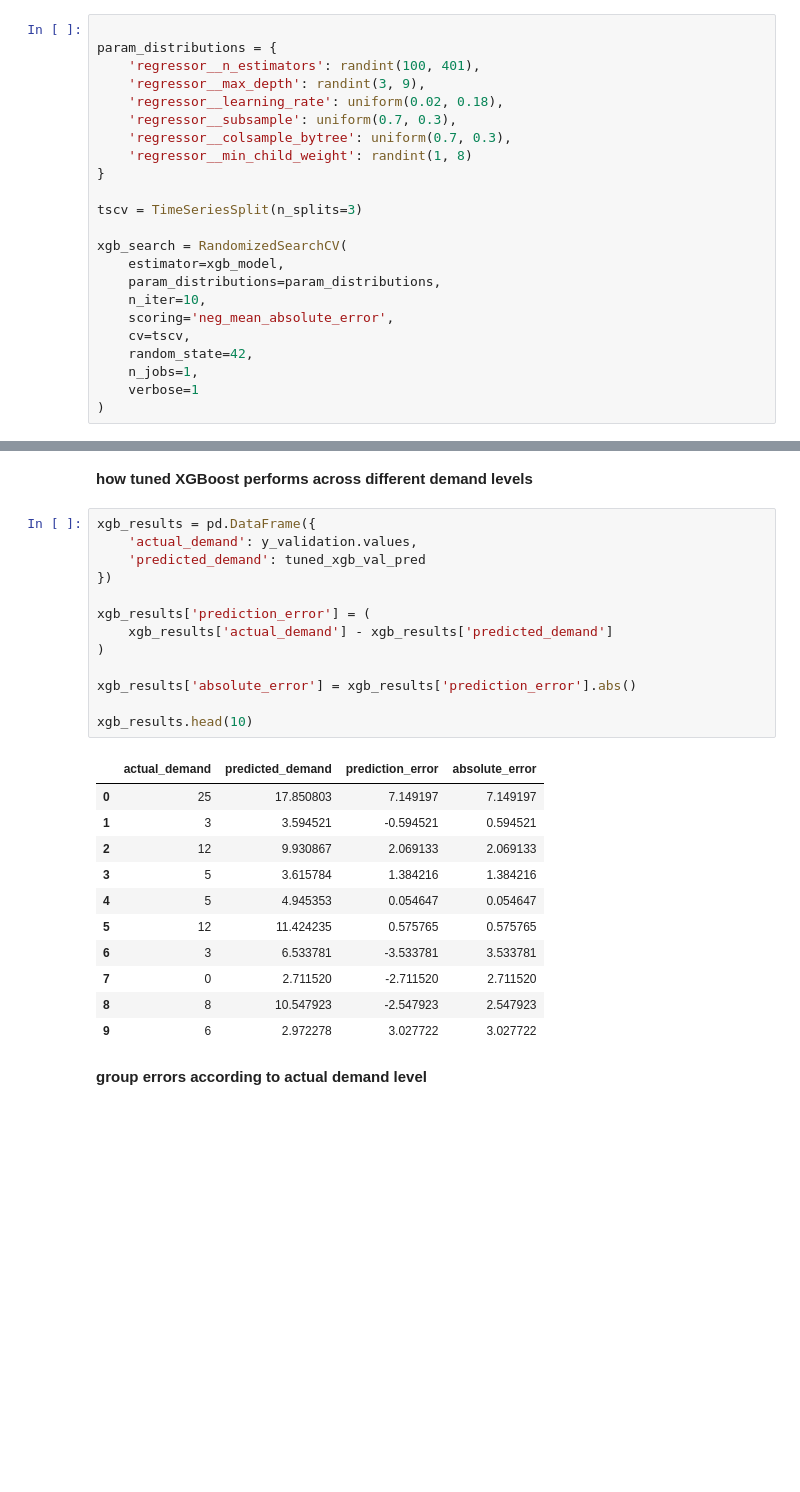
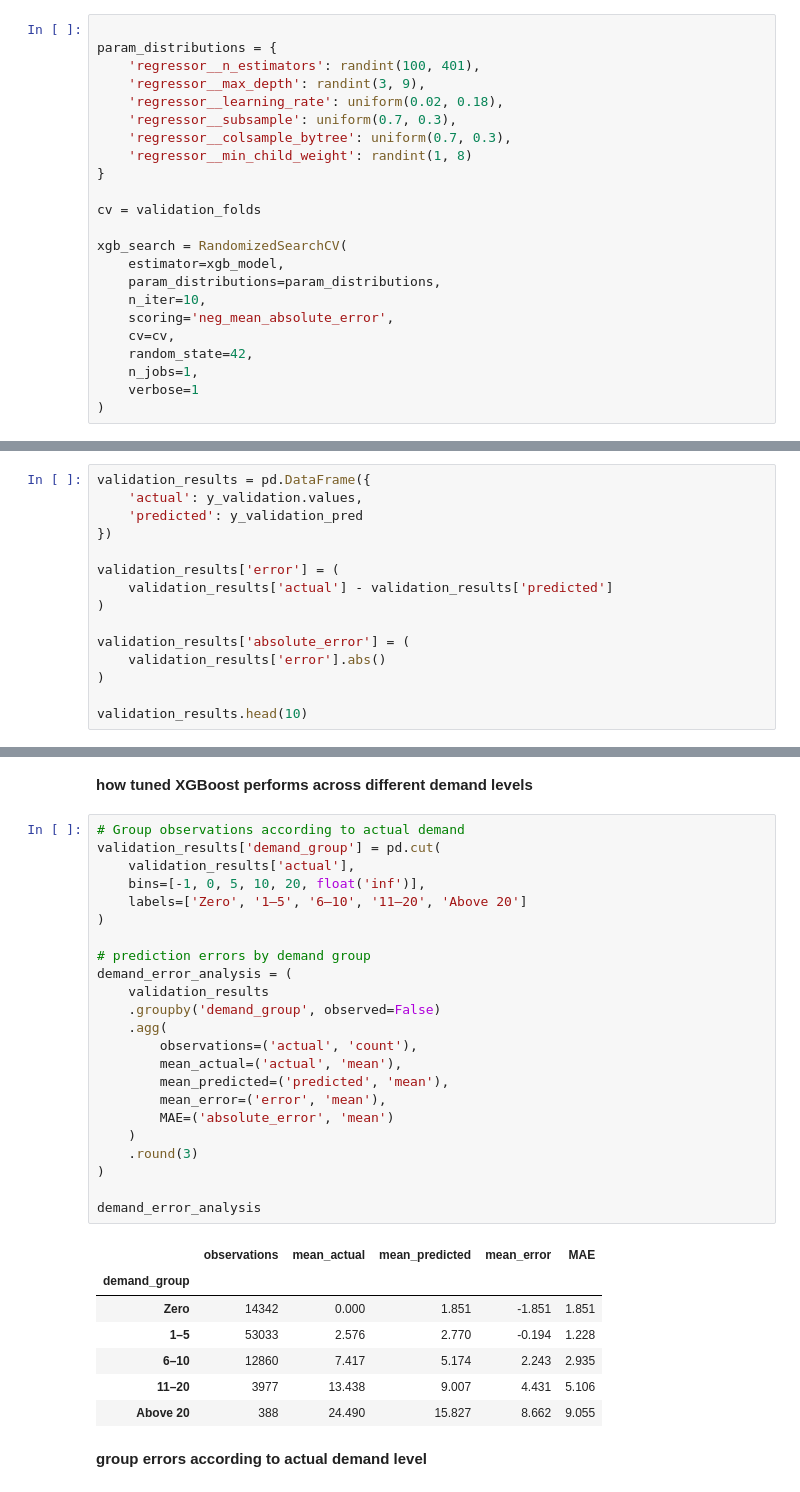
Before and after one commit to MwangiJoseph-25/pharmacy_retail_intelligence, a Jupyter notebook: Notebooks/pharmacy_demand_forecasting_analysis_and_modeling.ipynb, the cells around one changed output, grey strips where cells are left out. Drawn from its saved outputs; the diff is of its cells as text; blank space fills up the shorter version.

```diff
--- a/Notebooks/pharmacy_demand_forecasting_analysis_and_modeling.ipynb
+++ b/Notebooks/pharmacy_demand_forecasting_analysis_and_modeling.ipynb
@@ -1130,14 +1192,14 @@ param_distributions = {
     'regressor__min_child_weight': randint(1, 8)
 }
 
-tscv = TimeSeriesSplit(n_splits=3)
+cv = validation_folds
 
 xgb_search = RandomizedSearchCV(
     estimator=xgb_model,
     param_distributions=param_distributions,
     n_iter=10,
     scoring='neg_mean_absolute_error',
-    cv=tscv,
+    cv=cv,
     random_state=42,
     n_jobs=1,
     verbose=1
@@ -1201,0 +1261,15 @@ R²: 0.5335
+# %%
+validation_results = pd.DataFrame({
+    'actual': y_validation.values,
+    'predicted': y_validation_pred
+})
+
+validation_results['error'] = (
+    validation_results['actual'] - validation_results['predicted']
+)
+
+validation_results['absolute_error'] = (
+    validation_results['error'].abs()
+)
+
+validation_results.head(10)
@@ -1202,30 +1288,36 @@ R²: 0.5335
 # %% [markdown]
 **how tuned XGBoost performs across different demand levels**
 # %%
-xgb_results = pd.DataFrame({
-    'actual_demand': y_validation.values,
-    'predicted_demand': tuned_xgb_val_pred
-})
-
-xgb_results['prediction_error'] = (
-    xgb_results['actual_demand'] - xgb_results['predicted_demand']
+# Group observations according to actual demand
+validation_results['demand_group'] = pd.cut(
+    validation_results['actual'],
+    bins=[-1, 0, 5, 10, 20, float('inf')],
+    labels=['Zero', '1–5', '6–10', '11–20', 'Above 20']
 )
 
-xgb_results['absolute_error'] = xgb_results['prediction_error'].abs()
+# prediction errors by demand group
+demand_error_analysis = (
+    validation_results
+    .groupby('demand_group', observed=False)
+    .agg(
+        observations=('actual', 'count'),
+        mean_actual=('actual', 'mean'),
+        mean_predicted=('predicted', 'mean'),
+        mean_error=('error', 'mean'),
+        MAE=('absolute_error', 'mean')
+    )
+    .round(3)
+)
 
-xgb_results.head(10)
+demand_error_analysis
 # %% [output]
-|  | actual_demand | predicted_demand | prediction_error | absolute_error |
-| 0 | 25 | 17.850803 | 7.149197 | 7.149197 |
-| 1 | 3 | 3.594521 | -0.594521 | 0.594521 |
-| 2 | 12 | 9.930867 | 2.069133 | 2.069133 |
-| 3 | 5 | 3.615784 | 1.384216 | 1.384216 |
-| 4 | 5 | 4.945353 | 0.054647 | 0.054647 |
-| 5 | 12 | 11.424235 | 0.575765 | 0.575765 |
-| 6 | 3 | 6.533781 | -3.533781 | 3.533781 |
-| 7 | 0 | 2.711520 | -2.711520 | 2.711520 |
-| 8 | 8 | 10.547923 | -2.547923 | 2.547923 |
-| 9 | 6 | 2.972278 | 3.027722 | 3.027722 |
+|  | observations | mean_actual | mean_predicted | mean_error | MAE |
+| demand_group |  |  |  |  |  |
+| Zero | 14342 | 0.000 | 1.851 | -1.851 | 1.851 |
+| 1–5 | 53033 | 2.576 | 2.770 | -0.194 | 1.228 |
+| 6–10 | 12860 | 7.417 | 5.174 | 2.243 | 2.935 |
+| 11–20 | 3977 | 13.438 | 9.007 | 4.431 | 5.106 |
+| Above 20 | 388 | 24.490 | 15.827 | 8.662 | 9.055 |
 # %% [markdown]
 **group errors according to actual demand level**
 # %%
```
Also changed, not shown: parts of 48 cells of this notebook.
